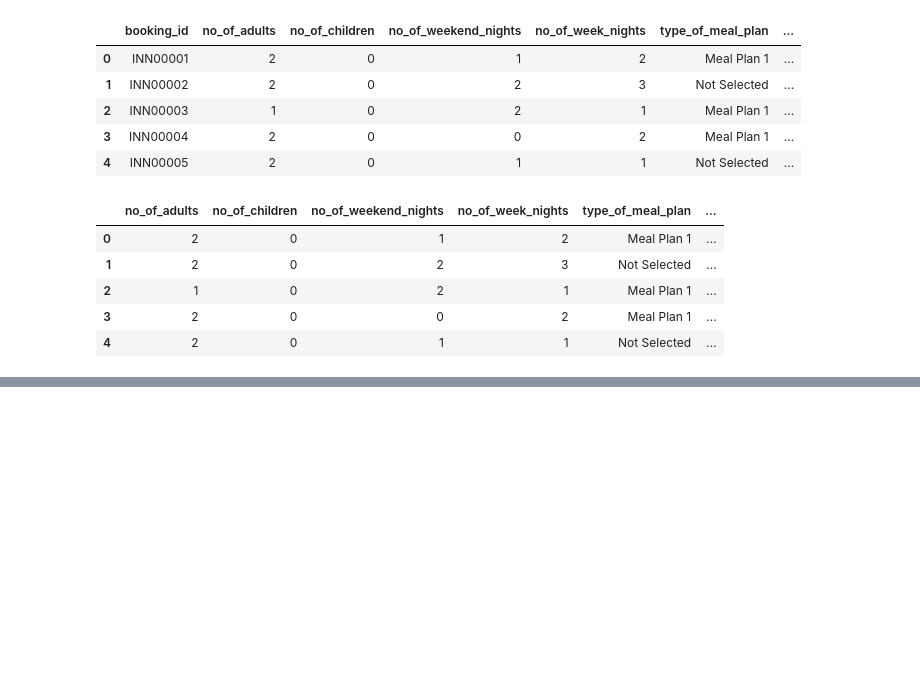
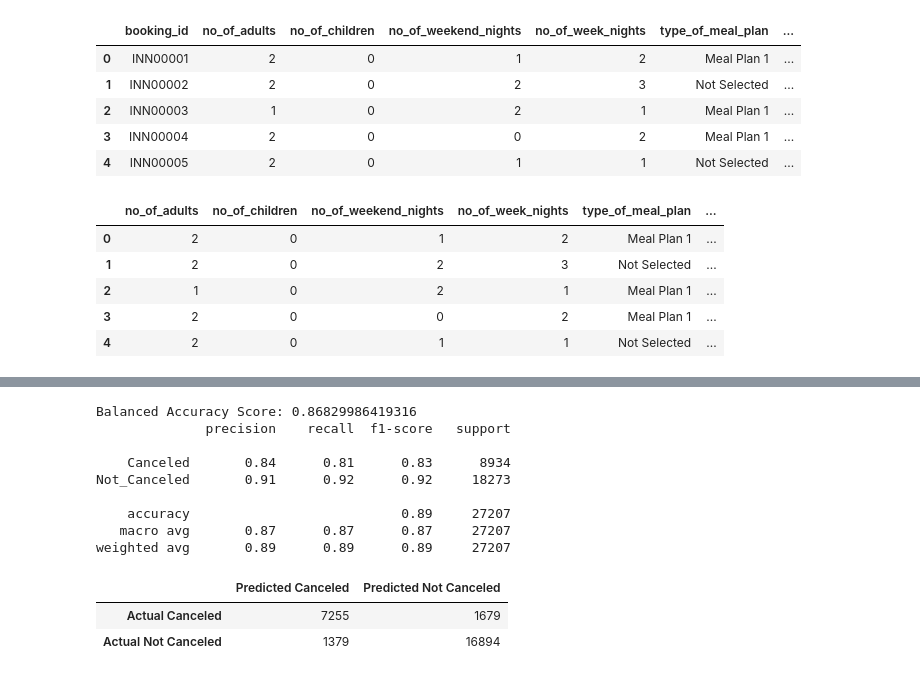
Before and after one commit to Grimmandrewj/Hotel_Cancellation_Prediction, a Jupyter notebook: Project4.ipynb, the cells around one changed output, grey strips where cells are left out. Drawn from its saved outputs; the diff is of its cells as text; code cells hidden in the pictures; blank space fills up the shorter version.

Commit message:
Uploading notebook with first model iterations

```diff
--- a/Project4.ipynb
+++ b/Project4.ipynb
@@ -53,0 +151,3 @@ data_clean.head()
+# %%
+# Split dataset into training and testing data
+X_train, X_test, y_train, y_test = train_test_split(X, y, random_state=1)
@@ -53,0 +164,9 @@ data_clean.head()
+# %%
+#Use standard scaler to scale train and test data (leverging 20.2 homework as guide)
+scaler = StandardScaler()
+
+X_scaler = scaler.fit(X_train)
+
+X_train_scaled = X_scaler.transform(X_train)
+
+X_test_scaled = X_scaler.transform(X_test)
@@ -53,0 +175,27 @@ data_clean.head()
+# %%
+#Instantiate K Nearest Neighbor model
+def neighbors(N):
+    knn = KNeighborsClassifier(n_neighbors=N)
+    knn.fit(X_train_scaled,y_train)
+    predictions = knn.predict(X_test_scaled)
+    print(f"Balanced Accuracy Score: {balanced_accuracy_score(y_test,predictions)}")
+    print(classification_report(y_test,predictions))
+    matrix = confusion_matrix(y_test,predictions)
+    matrix_df = pd.DataFrame(matrix,index = ['Actual Canceled','Actual Not Canceled'],columns=['Predicted Canceled','Predicted Not Canceled'])
+    return matrix_df
+# %%
+#First Attempt with n_neighbors = 5
+neighbors(5)
+# %% [output]
+Balanced Accuracy Score: 0.86829986419316
+              precision    recall  f1-score   support
+
+    Canceled       0.84      0.81      0.83      8934
+Not_Canceled       0.91      0.92      0.92     18273
+
+    accuracy                           0.89     27207
+   macro avg       0.87      0.87      0.87     27207
+weighted avg       0.89      0.89      0.89     27207
+|  | Predicted Canceled | Predicted Not Canceled |
+| Actual Canceled | 7255 | 1679 |
+| Actual Not Canceled | 1379 | 16894 |
```
Also changed, not shown: parts of 20 cells of this notebook, 2 other files.
